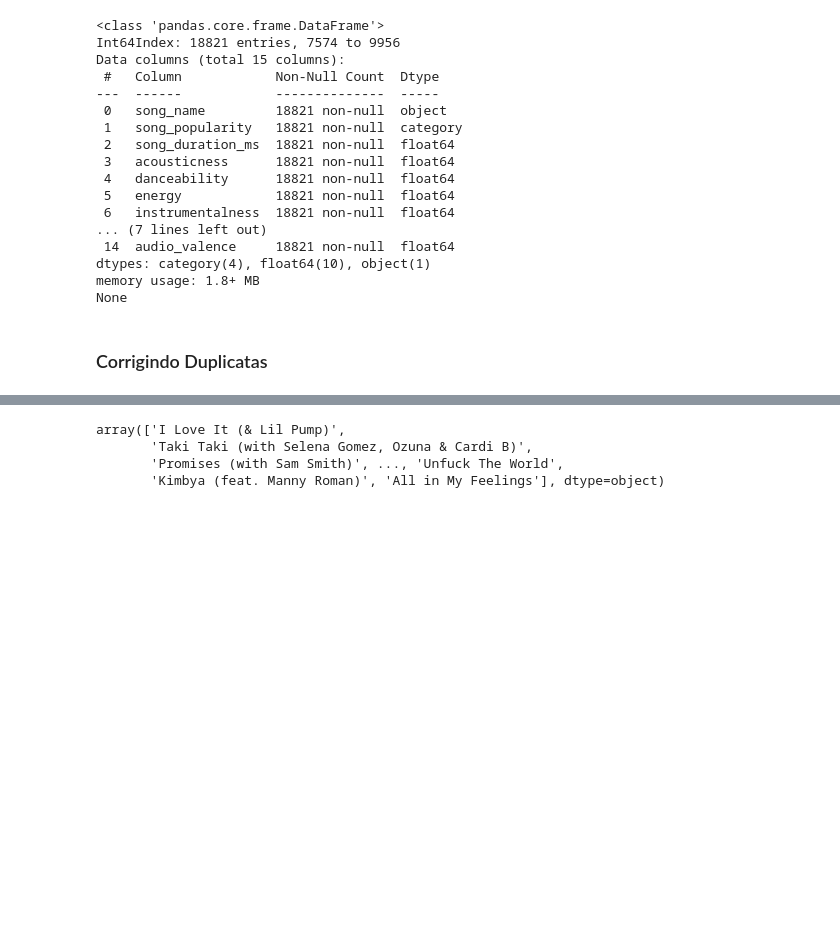
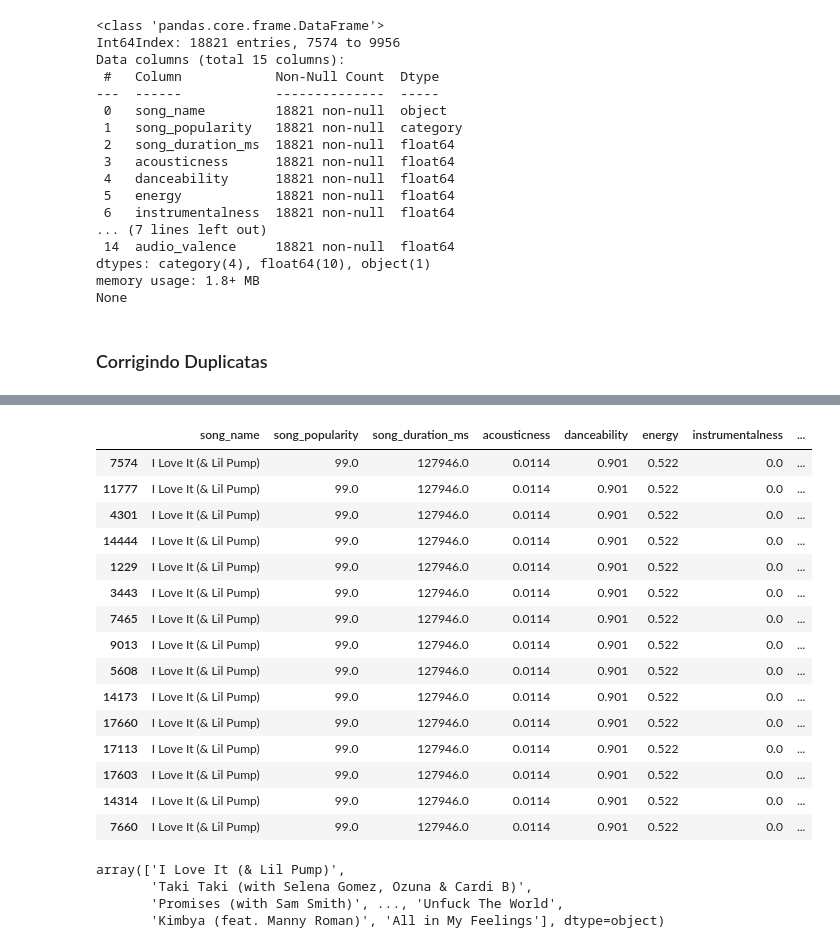
Before and after one commit to kauansb/Analise-python, a Jupyter notebook: Extração e Limpeza de dados/atividade.ipynb, the cells around one changed output, grey strips where cells are left out. Drawn from its saved outputs; the diff is of its cells as text; code cells hidden in the pictures; blank space fills up the shorter version.

```diff
--- a/Extração e Limpeza de dados/atividade.ipynb
+++ b/Extração e Limpeza de dados/atividade.ipynb
@@ -9,7 +9,7 @@ import numpy as np
 ### Observar e avaliar erros
 # %%
 
-df = pd.read_csv('./bases/spotify.csv') #Definindo que o arquivo ficará guardado no nome "df"
+df = pd.read_csv('../bases/spotify.csv') #Definindo que o arquivo ficará guardado no nome "df"
 df.sort_values('song_popularity', ascending=False, inplace=True) #Deixando musicas em ordem de popularidade
 df.head(15) #Com esta função apenas as primeiras linhas aparecerão, começando pelo 0
 # %% [output]
@@ -255,3 +239,22 @@ display(df)
+# %%
+df.head(15)
+# %% [output]
+|  | song_name | song_popularity | song_duration_ms | acousticness | danceability | energy | instrumentalness | ... |
+| 7574 | I Love It (& Lil Pump) | 99.0 | 127946.0 | 0.0114 | 0.901 | 0.522 | 0.0 | ... |
+| 11777 | I Love It (& Lil Pump) | 99.0 | 127946.0 | 0.0114 | 0.901 | 0.522 | 0.0 | ... |
+| 4301 | I Love It (& Lil Pump) | 99.0 | 127946.0 | 0.0114 | 0.901 | 0.522 | 0.0 | ... |
+| 14444 | I Love It (& Lil Pump) | 99.0 | 127946.0 | 0.0114 | 0.901 | 0.522 | 0.0 | ... |
+| 1229 | I Love It (& Lil Pump) | 99.0 | 127946.0 | 0.0114 | 0.901 | 0.522 | 0.0 | ... |
+| 3443 | I Love It (& Lil Pump) | 99.0 | 127946.0 | 0.0114 | 0.901 | 0.522 | 0.0 | ... |
+| 7465 | I Love It (& Lil Pump) | 99.0 | 127946.0 | 0.0114 | 0.901 | 0.522 | 0.0 | ... |
+| 9013 | I Love It (& Lil Pump) | 99.0 | 127946.0 | 0.0114 | 0.901 | 0.522 | 0.0 | ... |
+| 5608 | I Love It (& Lil Pump) | 99.0 | 127946.0 | 0.0114 | 0.901 | 0.522 | 0.0 | ... |
+| 14173 | I Love It (& Lil Pump) | 99.0 | 127946.0 | 0.0114 | 0.901 | 0.522 | 0.0 | ... |
+| 17660 | I Love It (& Lil Pump) | 99.0 | 127946.0 | 0.0114 | 0.901 | 0.522 | 0.0 | ... |
+| 17113 | I Love It (& Lil Pump) | 99.0 | 127946.0 | 0.0114 | 0.901 | 0.522 | 0.0 | ... |
+| 17603 | I Love It (& Lil Pump) | 99.0 | 127946.0 | 0.0114 | 0.901 | 0.522 | 0.0 | ... |
+| 14314 | I Love It (& Lil Pump) | 99.0 | 127946.0 | 0.0114 | 0.901 | 0.522 | 0.0 | ... |
+| 7660 | I Love It (& Lil Pump) | 99.0 | 127946.0 | 0.0114 | 0.901 | 0.522 | 0.0 | ... |
 # %%
 df['song_name'].unique() #verificando valores uniques da coluna 'song_name'
 # %% [output]
```
Also changed, not shown: parts of 1 cell of this notebook, 4 other files.
